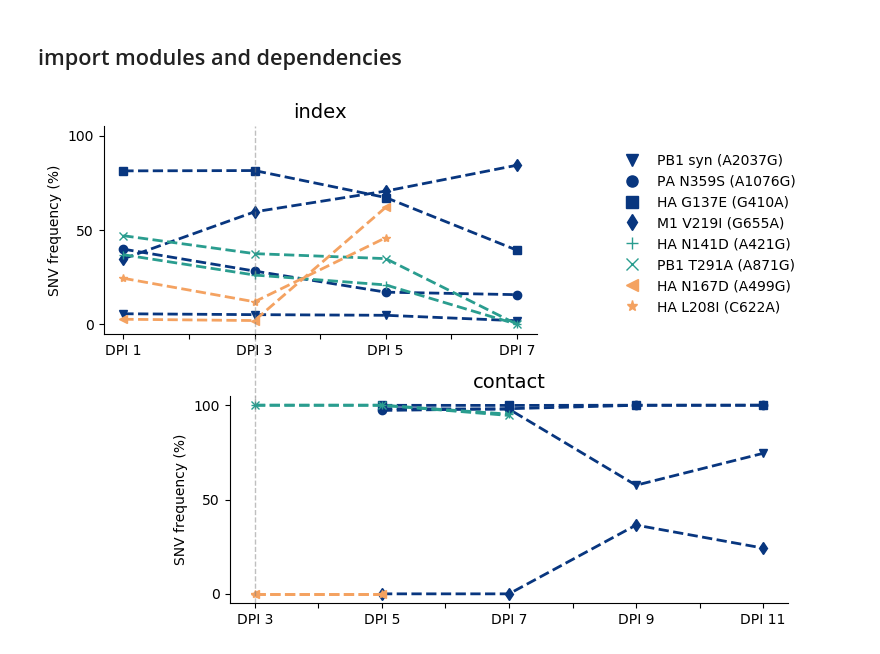
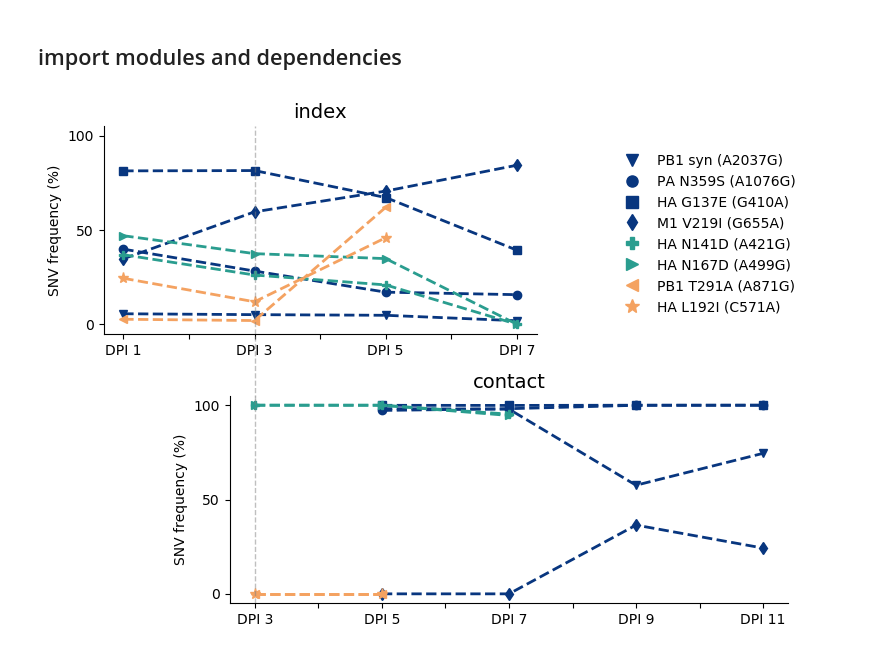
Before and after one commit to katarinabraun/H7N9-evolution-in-mammals, a Jupyter notebook: code/figure3.ipynb, the cells around one changed output. Cells and saved outputs as stored; diff of their text form; code cells hidden in the pictures.

Commit message:
figure 5 code and data_derived

```diff
--- a/code/figure3.ipynb
+++ b/code/figure3.ipynb
@@ -111,7 +115,7 @@ series4 = [34.68,59.6,70.6,84.32,None] # M1_G655A (V219I), GD3 pair 2, index fer
 series5 = [36.87,26.1,20.86,0,None] # HA_A421G (N141D), Anhui pair 14, index ferret 27
 series6 = [46.95,37.44,34.8,0,None] # HA_A499G (N167D), Anhui pair 14, index ferret 27
 series7 = [2.66,1.97,62.0,None,None] # PB1_A871G (T291A), CA04 pair 18, index ferret 35
-series8 = [24.38,11.92,45.89,None,None] # HA_C622A_L208I, CA04 pair 18, index ferret 35
+series8 = [24.38,11.92,45.89,None,None] # HA_C571A_L191I, CA04 pair 18, index ferret 35
 
 s1 = pd.Series(series1, index=xs)
 s2 = pd.Series(series2, index=xs)
@@ -131,7 +135,7 @@ series12 = [None,0,0,36.45,24.26] # M1_G655A (V219I), GD3 pair 2, contact ferret
 series13 = [99.98,99.96,95.25,None,None] # HA_A421G (N141D), Anhui pair 14,  contact ferret 28
 series14 = [100.0,99.99,94.55,None,None] # HA_A499G (N167D), Anhui pair 14, contact ferret 28
 series15 = [0,0,None,None,None] # PB1_A871G (T291A), CA04 pair 18, contact ferret 36
-series16 = [0,0,None,None,None] # HA_C622A_L208I, CA04 pair 18, contact ferret 36
+series16 = [0,0,None,None,None] # HA_C571A_L191I, CA04 pair 18, contact ferret 36
 
 s9 = pd.Series(series9, index=xs5)
 s10 = pd.Series(series10, index=xs5)
@@ -200,47 +204,47 @@ ax1.plot( *splitSerToArr(s1.dropna()), linestyle='dashed', linewidth=2, alpha=1,
 ax1.plot( *splitSerToArr(s2.dropna()), linestyle='dashed', linewidth=2, alpha=1, marker='o', markersize=6, color='#08367F', label='PA_A1076G (N359S)')
 ax1.plot( *splitSerToArr(s3.dropna()), linestyle='dashed', linewidth=2, alpha=1, marker='s', markersize=6, color='#08367F', label='HA_G410A (G137E)')
 ax1.plot( *splitSerToArr(s4.dropna()), linestyle='dashed', linewidth=2, alpha=1, marker='d', markersize=6, color='#08367F', label='M1_G655A (V219I)')
-ax1.plot( *splitSerToArr(s5.dropna()), linestyle='dashed', linewidth=2, alpha=1, marker='+', markersize=6, color='#2A9D8F', label='HA_A421G (N141D)')
-ax1.plot( *splitSerToArr(s6.dropna()), linestyle='dashed', linewidth=2, alpha=1, marker='x', markersize=6, color='#2A9D8F', label='HA_A499G (N167D)')
+ax1.plot( *splitSerToArr(s5.dropna()), linestyle='dashed', linewidth=2, alpha=1, marker='P', markersize=6, color='#2A9D8F', label='HA_A421G (N141D)')
+ax1.plot( *splitSerToArr(s6.dropna()), linestyle='dashed', linewidth=2, alpha=1, marker='>', markersize=6, color='#2A9D8F', label='HA_A499G (N167D)')
 ax1.plot( *splitSerToArr(s7.dropna()), linestyle='dashed', linewidth=2, alpha=1, marker='<', markersize=6, color='#F4A261', label='PB1_A871G (T291A)')
-ax1.plot( *splitSerToArr(s8.dropna()), linestyle='dashed', linewidth=2, alpha=1, marker='*', markersize=6, color='#F4A261', label='HA_C622A (L208I)')
+ax1.plot( *splitSerToArr(s8.dropna()), linestyle='dashed', linewidth=2, alpha=1, marker='*', markersize=8, color='#F4A261', label='HA_C571A (L191I)')
 
 # plot contact SNVs
 ax2.plot( *splitSerToArr(s9.dropna()), linestyle='dashed', linewidth=2, alpha=1, marker='v', markersize=6, color='#08367F', label='PB1_A2037G (syn)')
 ax2.plot( *splitSerToArr(s10.dropna()), linestyle='dashed', linewidth=2, alpha=1, marker='o', markersize=6, color='#08367F', label='PA_A1076G (N359S)')
 ax2.plot( *splitSerToArr(s11.dropna()), linestyle='dashed', linewidth=2, alpha=1, marker='s', markersize=6, color='#08367F', label='HA_G410A (G137E)')
 ax2.plot( *splitSerToArr(s12.dropna()), linestyle='dashed', linewidth=2, alpha=1, marker='d', markersize=6, color='#08367F', label='M1_G655A (V219I)')
-ax2.plot( *splitSerToArr(s13.dropna()), linestyle='dashed', linewidth=2, alpha=1, marker='+', markersize=6, color='#2A9D8F', label='HA_A421G (N141D)')
-ax2.plot( *splitSerToArr(s14.dropna()), linestyle='dashed', linewidth=2, alpha=1, marker='x', markersize=6, color='#2A9D8F', label='HA_A499G (N167D)')
+ax2.plot( *splitSerToArr(s13.dropna()), linestyle='dashed', linewidth=2, alpha=1, marker='P', markersize=6, color='#2A9D8F', label='HA_A421G (N141D)')
+ax2.plot( *splitSerToArr(s14.dropna()), linestyle='dashed', linewidth=2, alpha=1, marker='>', markersize=6, color='#2A9D8F', label='HA_A499G (N167D)')
 ax2.plot( *splitSerToArr(s15.dropna()), linestyle='dashed', linewidth=2, alpha=1, marker='<', markersize=6, color='#F4A261', label='PB1_A871G (T291A)')
-ax2.plot( *splitSerToArr(s16.dropna()), linestyle='dashed', linewidth=2, alpha=1, marker='*', markersize=6, color='#F4A261', label='HA_C622A (L208I)')
+ax2.plot( *splitSerToArr(s16.dropna()), linestyle='dashed', linewidth=2, alpha=1, marker='*', markersize=8, color='#F4A261', label='HA_C571A (L191I)')
 
 # draw a faint vertical line to illustrate shared days post infection in index and contact plots
 ax1.axvline(x=1,color='gray',linestyle='--', linewidth=1, alpha=0.5)
 ax2.axvline(x=0,color='gray',linestyle='--', linewidth=1, alpha=0.5)
 # this is the connect lined between the vertical lines in each subplot
 line = plt.Line2D([0.1585,0.1585],[0.61,0.69],color='grey',linestyle='--', linewidth=1, alpha=0.5) # [x1,x2], [y1,y2]
 fig3.add_artist(line)
 
 # add a legend to this plot
 PB1_A2037G = mlines.Line2D([], [], marker='v', color=GD3, linestyle='None', markersize=8, label='PB1 syn (A2037G)')
 PA_A1076G = mlines.Line2D([], [], marker='o', color=GD3, linestyle='None', markersize=8, label='PA N359S (A1076G)')
 HA_G410A = mlines.Line2D([], [], marker='s', color=GD3, linestyle='None', markersize=8, label='HA G137E (G410A)')
 M1_G655A = mlines.Line2D([], [], marker='d', color=GD3, linestyle='None', markersize=8, label='M1 V219I (G655A)')
-HA_A421G = mlines.Line2D([], [], marker='+', color=Anhui, linestyle='None', markersize=8, label='HA N141D (A421G)')
-PB1_A871G = mlines.Line2D([], [], marker='x', color=Anhui, linestyle='None', markersize=8, label='PB1 T291A (A871G)')
-HA_A499G = mlines.Line2D([], [], marker='<', color=CA04, linestyle='None', markersize=8, label='HA N167D (A499G)')
-HA_C622A = mlines.Line2D([], [], marker='*', color=CA04, linestyle='None', markersize=8, label='HA L208I (C622A)')
-fig3.legend(handles=[PB1_A2037G, PA_A1076G, HA_G410A, M1_G655A, HA_A421G,  PB1_A871G, HA_A499G, HA_C622A], frameon=False, fontsize=10, bbox_to_anchor=(0.55,0.62))
+HA_A421G = mlines.Line2D([], [], marker='P', color=Anhui, linestyle='None', markersize=8, label='HA N141D (A421G)')
+HA_A499G = mlines.Line2D([], [], marker='>', color=Anhui, linestyle='None', markersize=8, label='HA N167D (A499G)')
+PB1_A871G = mlines.Line2D([], [], marker='<', color=CA04, linestyle='None', markersize=8, label='PB1 T291A (A871G)')
+HA_C571A = mlines.Line2D([], [], marker='*', color=CA04, linestyle='None', markersize=10, label='HA L192I (C571A)')
+fig3.legend(handles=[PB1_A2037G, PA_A1076G, HA_G410A, M1_G655A, HA_A421G, HA_A499G, PB1_A871G, HA_C571A], frameon=False, fontsize=10, bbox_to_anchor=(0.55,0.62))
 
 # use tight_layout to optimize spacing of axes and titles within each subplot
 fig3.tight_layout()
 fig3.show()
 
 # save this plot to the figures folder
 fig3.savefig("../figures/figure3.pdf", bbox_inches='tight', dpi=300)
 
 
 ###
 # %% [output]
-[figure, old version]
+[figure, new version]
```
Also changed, not shown: parts of 1 cell of this notebook, 58 other files.
